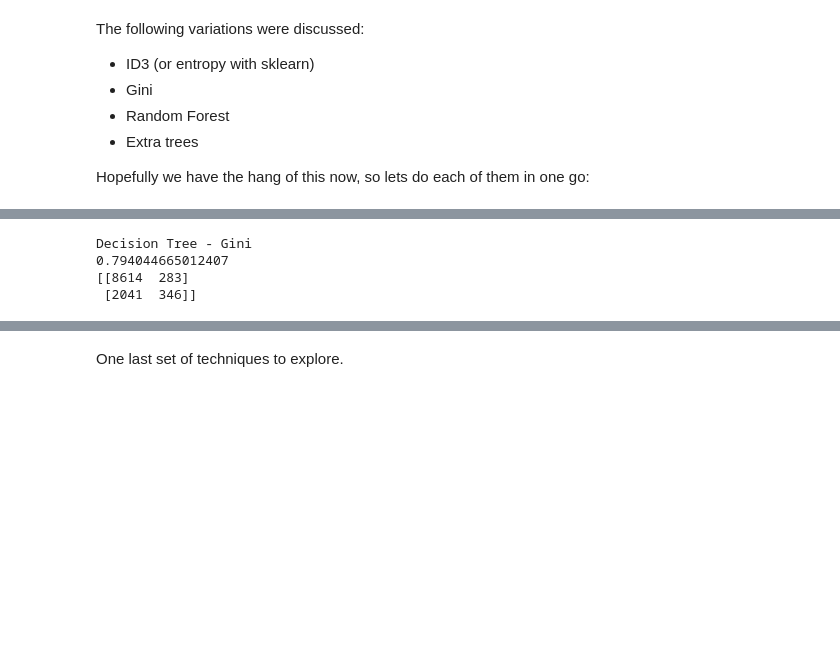
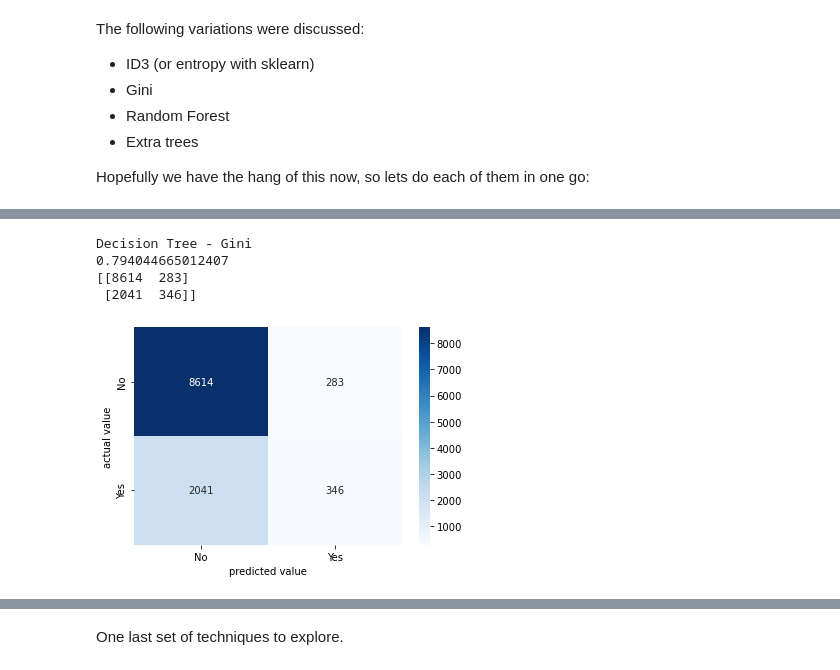
Before and after one commit to stephenpangga/Data-mining-and-statistics, a Jupyter notebook: Week 5/Try/DMS - S5 - Assignment 2 - 629860.ipynb, the cells around one changed output, grey strips where cells are left out. Drawn from its saved outputs; the diff is of its cells as text; code cells hidden in the pictures; blank space fills up the shorter version.

```diff
--- a/Week 5/Try/DMS - S5 - Assignment 2 - 629860.ipynb
+++ b/Week 5/Try/DMS - S5 - Assignment 2 - 629860.ipynb
@@ -599,15 +607,17 @@ Decision Tree - ID3/Entropy
 # %%
 print('Decision Tree - Gini')
 gini_dtc = DecisionTreeClassifier(criterion = "gini")
 gini_dtc.fit(X_trainScaled,y_train)
 y_pred = gini_dtc.predict(X_testScaled)
 print(metrics.accuracy_score(y_test, y_pred))
 print(confusion_matrix(y_test, y_pred))
+confusion_matrix_plot(y_test, y_pred)
 # %% [output]
 Decision Tree - Gini
 0.794044665012407
 [[8614  283]
  [2041  346]]
+[figure, added]
 # %%
 print('Random Forest')
 rfc = RandomForestClassifier(random_state=0)
```
Also changed, not shown: parts of 29 cells of this notebook.
